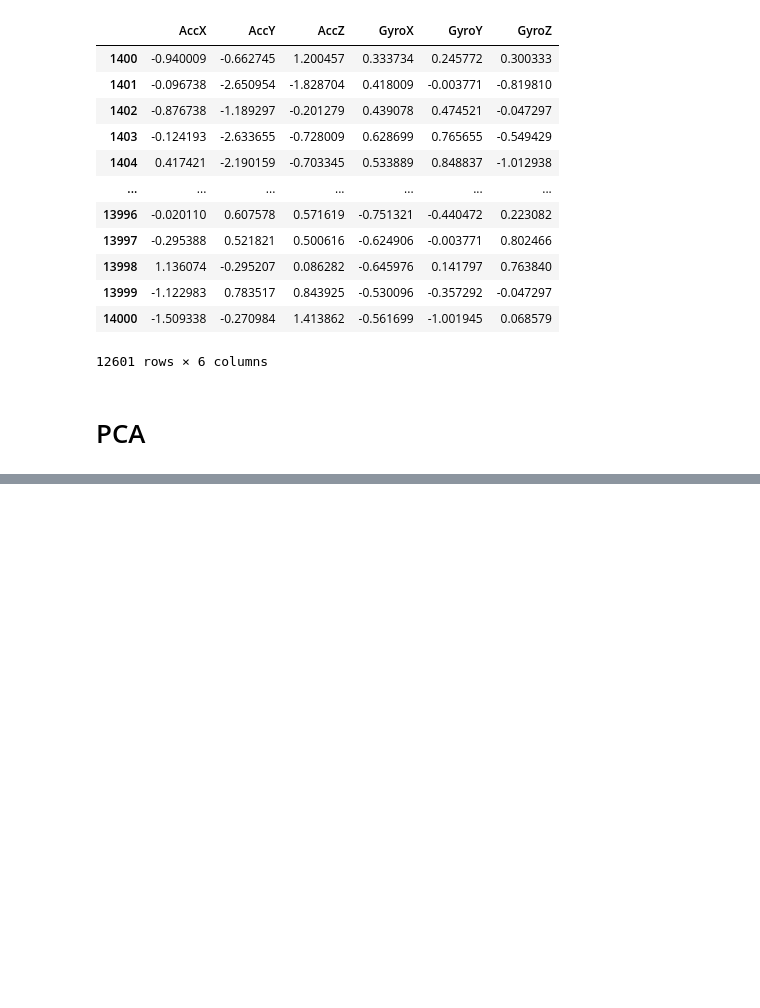
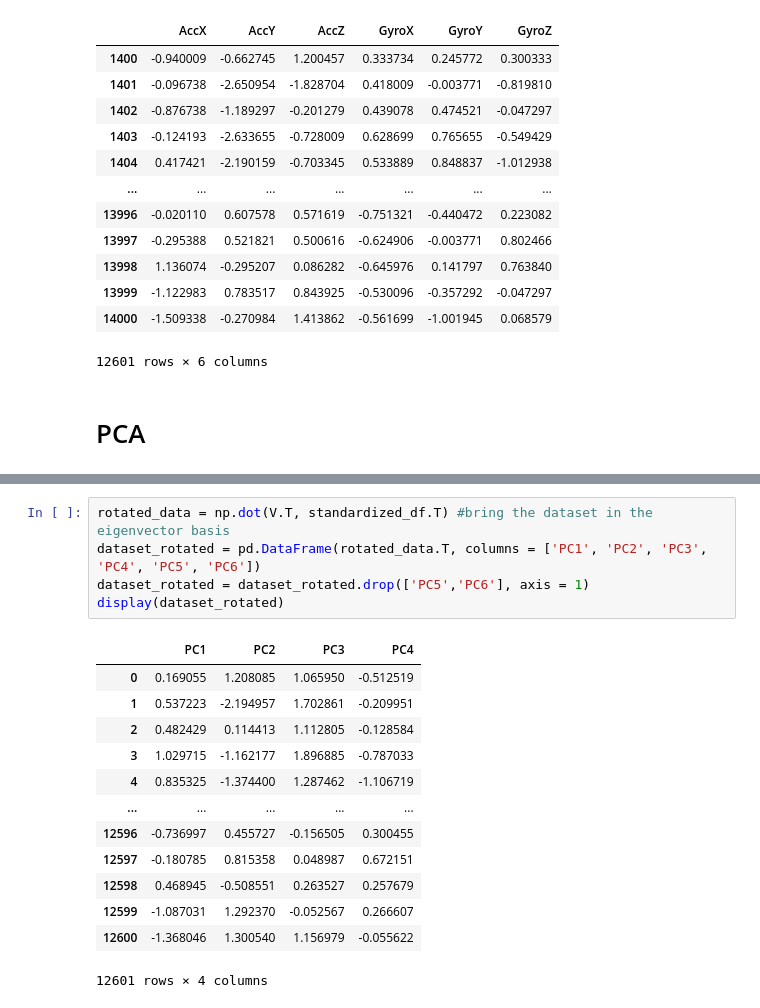
Before and after one commit to AleCapoPhys/HeartRateEstimation, a Jupyter notebook: Project_Clean_data.ipynb, the cells around one changed output, grey strips where cells are left out. Drawn from its saved outputs; the diff is of its cells as text; blank space fills up the shorter version.

```diff
--- a/Project_Clean_data.ipynb
+++ b/Project_Clean_data.ipynb
@@ -269 +284,20 @@ plt.show()
+# %%
+rotated_data = np.dot(V.T, standardized_df.T) #bring the dataset in the eigenvector basis
+dataset_rotated = pd.DataFrame(rotated_data.T, columns = ['PC1', 'PC2', 'PC3', 'PC4', 'PC5', 'PC6'])
+dataset_rotated = dataset_rotated.drop(['PC5','PC6'], axis = 1)
+display(dataset_rotated)
+# %% [output]
+|  | PC1 | PC2 | PC3 | PC4 |
+| 0 | 0.169055 | 1.208085 | 1.065950 | -0.512519 |
+| 1 | 0.537223 | -2.194957 | 1.702861 | -0.209951 |
+| 2 | 0.482429 | 0.114413 | 1.112805 | -0.128584 |
+| 3 | 1.029715 | -1.162177 | 1.896885 | -0.787033 |
+| 4 | 0.835325 | -1.374400 | 1.287462 | -1.106719 |
+| ... | ... | ... | ... | ... |
+| 12596 | -0.736997 | 0.455727 | -0.156505 | 0.300455 |
+| 12597 | -0.180785 | 0.815358 | 0.048987 | 0.672151 |
+| 12598 | 0.468945 | -0.508551 | 0.263527 | 0.257679 |
+| 12599 | -1.087031 | 1.292370 | -0.052567 | 0.266607 |
+| 12600 | -1.368046 | 1.300540 | 1.156979 | -0.055622 |
+12601 rows × 4 columns
 # %% [markdown]
```
Also changed, not shown: parts of 6 cells of this notebook.
